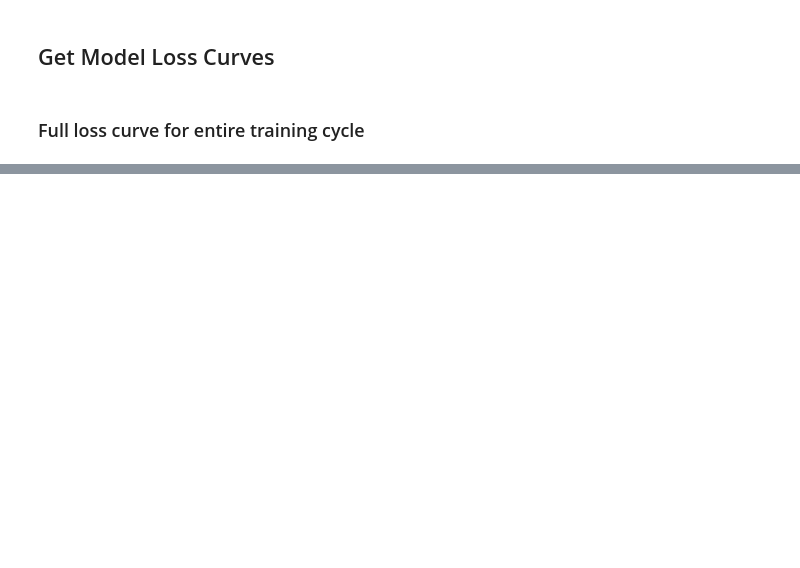
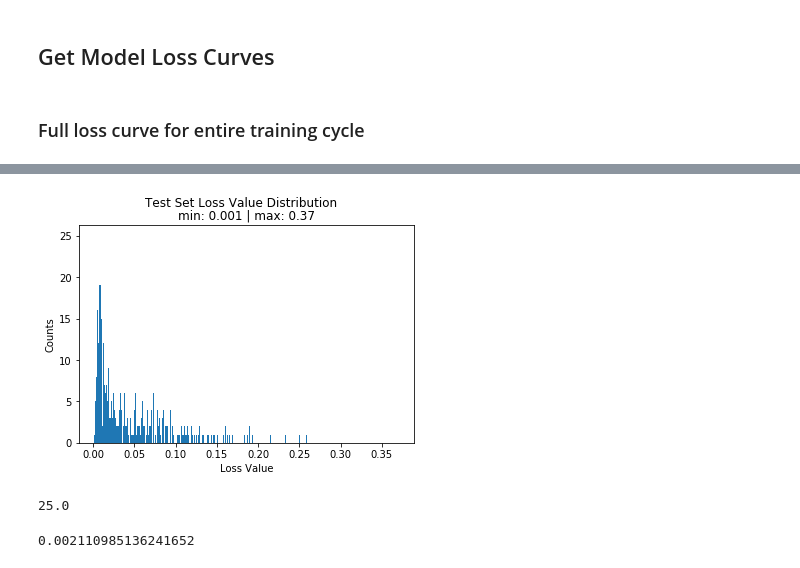
Before and after one commit to kseuro/particle_generator, a Jupyter notebook: deploy_analysis/AutoEncoder_Evaluation.ipynb, the cells around one changed output, grey strips where cells are left out. Cells and saved outputs as stored; diff of their text form; code cells hidden in the pictures; blank space fills up the shorter version.

```diff
--- a/deploy_analysis/AutoEncoder_Evaluation.ipynb
+++ b/deploy_analysis/AutoEncoder_Evaluation.ipynb
@@ -189,7 +232,7 @@ for i in range(len(checkpoint_names)):
 # %% [markdown]
 ### Select the checkpoint you wish to evaluate
 # %%
-index = 1
+index = 2
 current_checkpoint = checkpoint_names[index]
 current_checkpoint_label = checkpoint_name_labels[index]
 # %% [markdown]
@@ -300,0 +310,19 @@ new_losses = np.asarray(new_losses)
+# %%
+test_losses = []
+# %%
+for idx, image in enumerate(test_loader):
+
+    # Flatten image into a vector -- if mlp
+    if 'mlp' in exp_path:
+        image = image.view(loader_kwargs['batch_size'], -1).to(device)
+    else:
+        image = image.to(device)
+
+    # Forward pass
+    output = model(image)
+
+    # Get the loss value for the batch
+    loss = loss_fn(output, image)
+
+    # Append loss value
+    test_losses.append(float(loss.item()))
@@ -335,0 +505,9 @@ plt.savefig(save_file, dpi=300)
+# %%
+n, bins, patches = plt.hist(test_losses, bins=10000)
+plt.suptitle("Test Set Loss Value Distribution")
+plt.title("min: {} | max: {}".format(round(min(test_losses), 3), round(max(test_losses), 3)))
+plt.xlabel('Loss Value')
+plt.ylabel('Counts')
+plt.savefig('test_loss_dist.png', dpi=300)
+# %% [output]
+[figure, added]
@@ -335,0 +520,8 @@ plt.savefig(save_file, dpi=300)
+# %%
+n[idx]
+# %% [output]
+25.0
+# %%
+bins[25]
+# %% [output]
+0.002110985136241652
```
Also changed, not shown: parts of 67 cells of this notebook.
